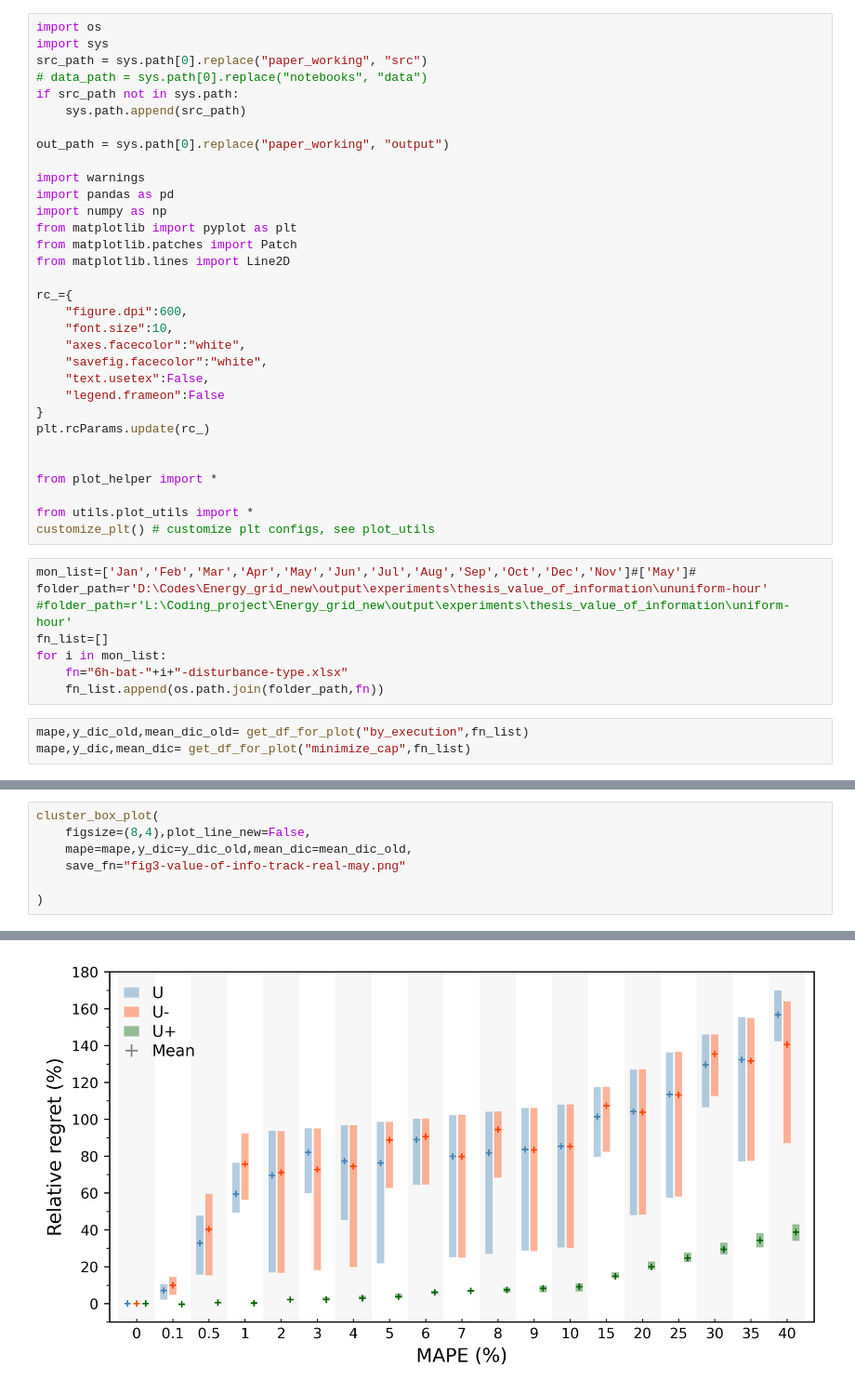
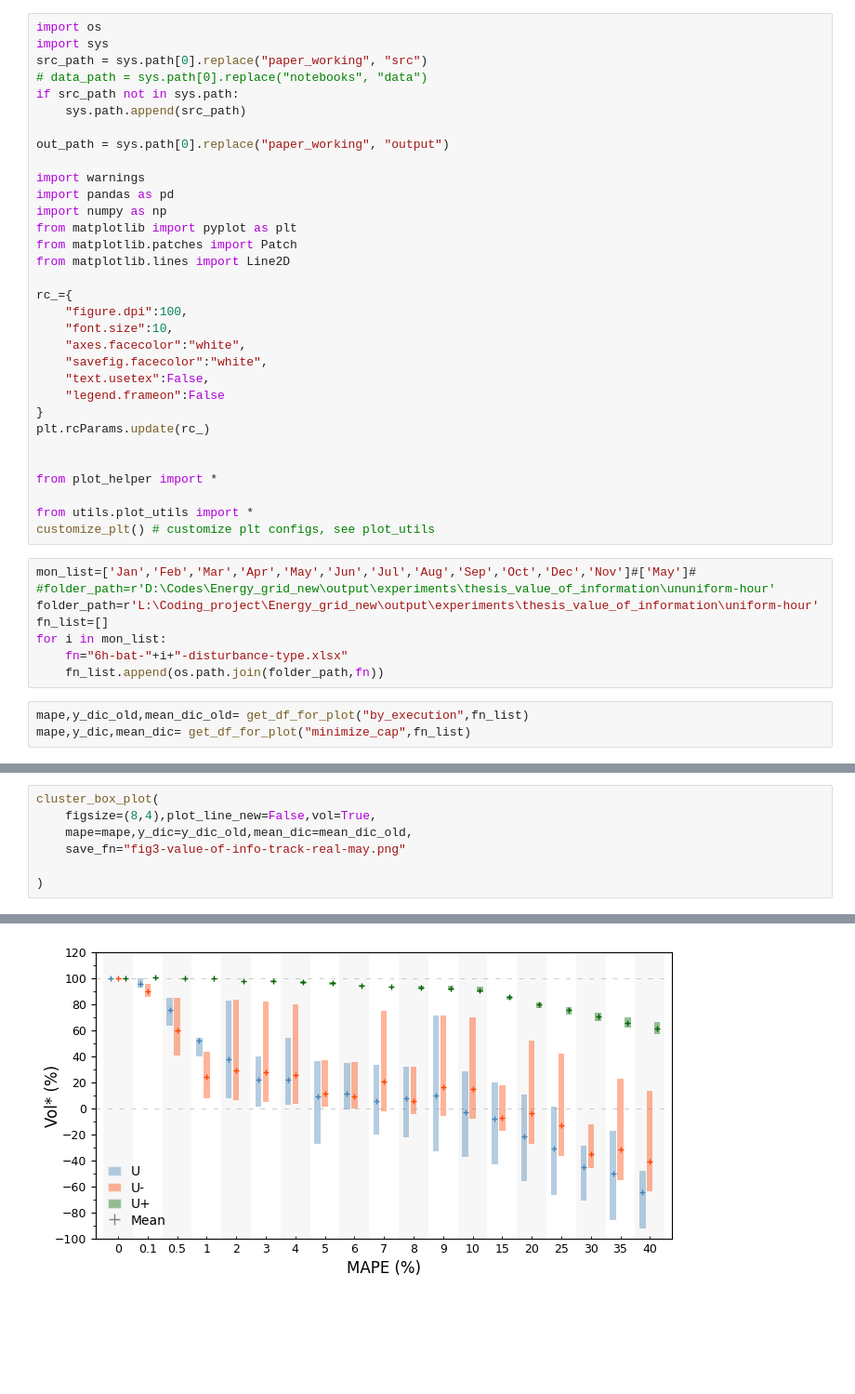
Before and after one commit to AarenLee07/Microgrid-Optimizer, a Jupyter notebook: paper_working/fig3-Value-of-info2.ipynb, the cells around one changed output, grey strips where cells are left out. Shown at 93% size. Drawn from its saved outputs; the diff is of its cells as text; blank space fills up the shorter version.

```diff
--- a/paper_working/fig3-Value-of-info2.ipynb
+++ b/paper_working/fig3-Value-of-info2.ipynb
@@ -16,7 +16,7 @@ from matplotlib.patches import Patch
 from matplotlib.lines import Line2D
 
 rc_={
-    "figure.dpi":600,
+    "figure.dpi":100,
     "font.size":10,
     "axes.facecolor":"white",
     "savefig.facecolor":"white",
@@ -32,8 +32,8 @@ from utils.plot_utils import *
 customize_plt() # customize plt configs, see plot_utils
 # %%
 mon_list=['Jan','Feb','Mar','Apr','May','Jun','Jul','Aug','Sep','Oct','Dec','Nov']#['May']#
-folder_path=r'D:\Codes\Energy_grid_new\output\experiments\thesis_value_of_information\ununiform-hour'
-#folder_path=r'L:\Coding_project\Energy_grid_new\output\experiments\thesis_value_of_information\uniform-hour'
+#folder_path=r'D:\Codes\Energy_grid_new\output\experiments\thesis_value_of_information\ununiform-hour'
+folder_path=r'L:\Coding_project\Energy_grid_new\output\experiments\thesis_value_of_information\uniform-hour'
 fn_list=[]
 for i in mon_list:
     fn="6h-bat-"+i+"-disturbance-type.xlsx"
@@ -44,6 +64,6 @@ mape,y_dic,mean_dic= get_df_for_plot("minimize_cap",fn_list)
 # %%
 cluster_box_plot(
-    figsize=(8,4),plot_line_new=False,
+    figsize=(8,4),plot_line_new=False,vol=True,
     mape=mape,y_dic=y_dic_old,mean_dic=mean_dic_old,
     save_fn="fig3-value-of-info-track-real-may.png"
 
@@ -53 +73 @@ cluster_box_plot(
-[figure, old version]
+[figure, new version]
```
Also changed, not shown: parts of 4 cells of this notebook, 17 other files.
